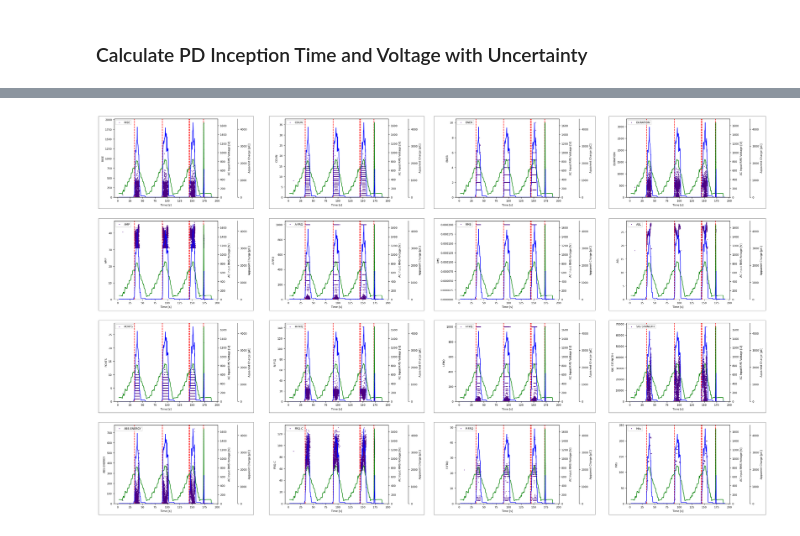
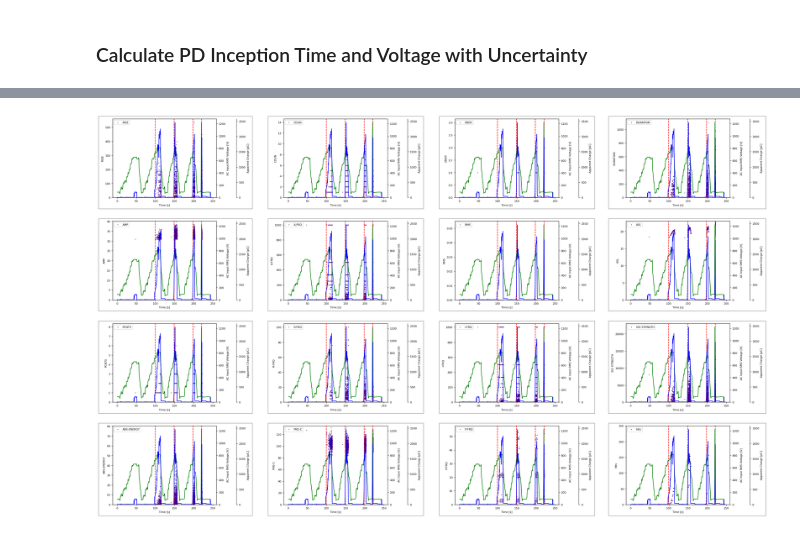
Before and after one commit to spier16/NED3-acoustic-analysis, a Jupyter notebook: Mistras/combined_mistras_MPD_analysis.ipynb, the cells around one changed output, grey strips where cells are left out. Saved outputs shown, nothing was run; the diff lists cells and outputs as text; code cells hidden in the pictures.

```diff
--- a/Mistras/combined_mistras_MPD_analysis.ipynb
+++ b/Mistras/combined_mistras_MPD_analysis.ipynb
@@ -376,14 +352,15 @@ def count_ae_hits(df, n_bins=None, time_delta=None):
     })
     return hits_df
 
-def adjust_MPD_relative_time(df, mistras_start_time, MPD_start_time):
-    df['Time [s]'] = df['Time [s]'] - (mistras_start_time - MPD_start_time).total_seconds()
+def adjust_df_relative_time(df, true_start_time, df_start_time, time_col_name='Time [s]'):
+    df[time_col_name] = df[time_col_name] - (true_start_time - df_start_time).total_seconds()
     return df
 
 hits = count_ae_hits(mistras_df, time_delta=1)
 mistras_df = pd.merge_asof(left=mistras_df, right=hits, on='TIME', direction='backward')
-MPD_df = adjust_MPD_relative_time(MPD_df, mistras_metadata['start_time'], MPD_metadata['start_time'])
+mistras_df = adjust_df_relative_time(mistras_df, MPD_metadata['start_time'], mistras_metadata['start_time'], time_col_name='TIME')
+mistras_tdd_df = adjust_df_relative_time(mistras_tdd_df, MPD_metadata['start_time'], mistras_tdd_metadata['start_time'], time_col_name='TIME')
 
-mistras_MPD_time_diff = (mistras_metadata['start_time'] - MPD_metadata['start_time']).total_seconds()
-print("Time difference between Mistras and MPD:", mistras_MPD_time_diff)
+MPD_mistras_file_time_diff = (MPD_metadata['start_time'] - mistras_metadata['start_time']).total_seconds()
+print(f"MPD file starts {MPD_mistras_file_time_diff} seconds after Mistras file starts.")
 # %% [output]
@@ -959,7 +798,7 @@ Final MPD time adjust value: -3.5
 # %% [markdown]
 ### Define Partial Discharge Dectection Functions
 # %%
-def get_PD_inception_times_acoustic(mistras_df, n_hits: int = 5, inception_window=1, extinction_window=1):
+def get_PD_times_acoustic(mistras_df, n_hits: int = 5, inception_window=3, extinction_window=3):
     """
     Get PD inception times based on acoustic data.
 
@@ -1003,7 +842,7 @@ def get_PD_inception_times_acoustic(mistras_df, n_hits: int = 5, inception_windo
 
     return pd_times
 
-def get_PD_times_electrical(MPD_df, MPD_time_adjust, n_hits: int = 5, inception_window=1, extinction_window=1, apparent_charge_threshold_pC=10):
+def get_PD_times_electrical(MPD_df, n_hits: int = 5, inception_window=3, extinction_window=3, apparent_charge_threshold_pC=10, MPD_time_adjust=0):
     """
     Get PD inception times based on electrical data.
 
@@ -1045,7 +884,7 @@ def get_PD_times_electrical(MPD_df, MPD_time_adjust, n_hits: int = 5, inception_
 
     return pd_times
 
-def get_voltage_electrical(MPD_df, MPD_time_adjust, time):
+def get_voltage_electrical(MPD_df, time, MPD_time_adjust=0):
     """
     Get voltage based on electrical data.
 
@@ -1065,7 +904,7 @@ def get_voltage_electrical(MPD_df, MPD_time_adjust, time):
     else:
         raise ValueError(f"No data found for time {time}.")
 
-def get_voltage_ae(MPD_df, MPD_time_adjust, time):
+def get_voltage_ae(MPD_df, time, MPD_time_adjust=0):
     """
     Get voltage based on AE data.
 
@@ -1087,21 +926,21 @@ def get_voltage_ae(MPD_df, MPD_time_adjust, time):
 # %% [markdown]
 ### Calculate PD Inception Time and Voltage with Uncertainty
 # %%
-MPD_times = MPD_df['Time [s]'].values + MPD_time_adjust  # Adjust the MPD time axis to match the Mistras df
+MPD_times = MPD_df['Time [s]'].values  # Adjust the MPD time axis to match the Mistras df
 MPD_voltages = MPD_df['AC Input RMS Voltage [V]'].values
 
-ae_times = get_PD_inception_times_acoustic(mistras_df, n_hits=5, inception_window=1)
-elec_times = get_PD_times_electrical(MPD_df, MPD_time_adjust=MPD_time_adjust, n_hits=5, inception_window=2, apparent_charge_threshold_pC=10)
+ae_times = get_PD_times_acoustic(mistras_df, n_hits=5, inception_window=3)
+elec_times = get_PD_times_electrical(MPD_df, n_hits=5, inception_window=3, extinction_window=1, apparent_charge_threshold_pC=10)
 # print("PD inception times (in mistras seconds):", ae_times)
 # print("PD inception times (in mistras seconds):", elec_times)
 # print()
 
 ae_voltages = [
-    get_voltage_ae(MPD_df, MPD_time_adjust, t0)
+    get_voltage_ae(MPD_df, t0)
     for t0, t_ext in ae_times
 ]
 elec_voltages = [
-    get_voltage_electrical(MPD_df, MPD_time_adjust, t0)
+    get_voltage_electrical(MPD_df, t0)
     for t0, t_ext in elec_times
 ]
 
@@ -1134,10 +973,6 @@ min_tol = []
 # raw, un-padded ae_inceptions for the loop
 raw_ae_inceptions = list(zip(ae_inceptions, ae_extinctions))[:len(ae_voltages)]
 for t0, _ in raw_ae_inceptions:
-    # build MPD_times and MPD_voltages outside the loop if you haven't already:
-    # MPD_times = MPD_df['Time [s]'].values + MPD_time_adjust
-    # MPD_voltages = MPD_df['AC Input RMS Voltage [V]'].values
-
     mask = (MPD_times >= (t0 - expected_user_error)) & (MPD_times <= (t0 + expected_user_error))
     window_vals = MPD_voltages[mask]
 
@@ -1194,16 +1073,15 @@ display(df2)
 # %%
 # Call the adapted plotting function with the computed vertical line time
 plot_AE_features(
     mistras_df,
     AE_features_to_plot,
-    MPD_time_adjust=MPD_time_adjust,
     time_range=time_range,
     PDI_times_ae=ae_inceptions,
     # PDI_times_elec=elec_inceptions,
-    columns=4
+    columns=4,
 )
 # %% [output]
-[figure, old version]
+[figure, new version]
 # %%
 # # Query the user for a time value in seconds
 # user_input = input("Enter relative time (in seconds) after which to consider first AE hit the inception point of PDIV: ")
```
Also changed, not shown: parts of 23 cells of this notebook.
